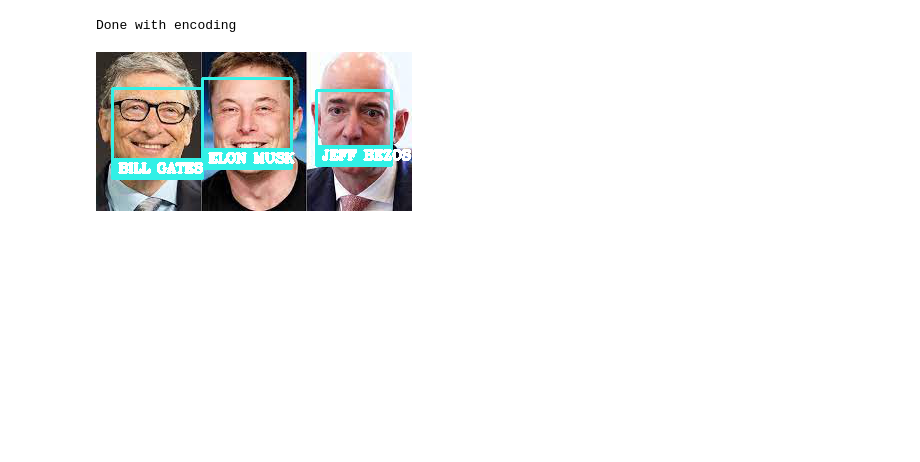
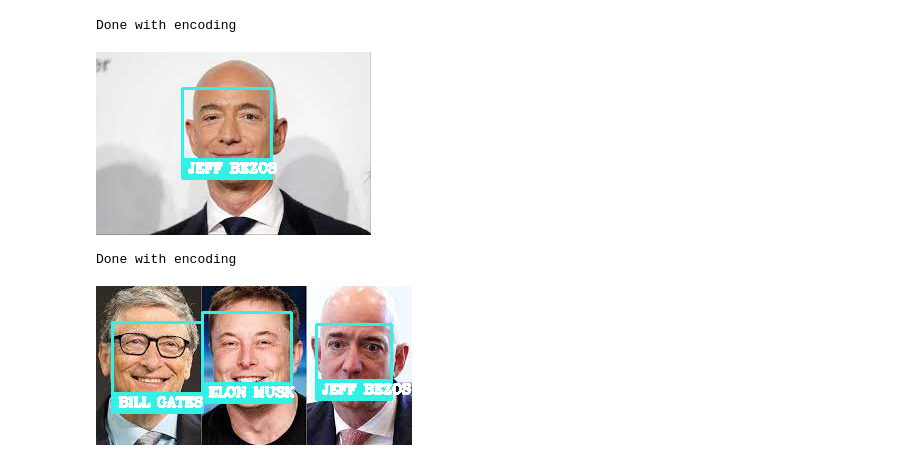
Before and after one commit to vanamalamanish/Face_Recognition, a Jupyter notebook: Face_recognition.ipynb, the cells around one changed output. Saved outputs shown, nothing was run; the diff lists cells and outputs as text; code cells hidden in the pictures; blank space fills up the shorter version.

```diff
--- a/Face_recognition.ipynb
+++ b/Face_recognition.ipynb
@@ -3,3 +61,61 @@
+# %%
+#This is face Recognition project in Google Colab
+#For This is project You need to go to colab and install face_recognition module
+#The following is the command to install required library
+#!pip install face_recognition
+import face_recognition
+import os
+import cv2
+import numpy as np
+#In colab we cannot direct use cv2.imshow() method instead we have to use cv2_imshow() which is present in google.colab.patches
+#so we have to import following cv2_show()
+from google.colab.patches import cv2_imshow
+
+#First we have to create a variable for path so we can use it for looping Known face encoding
+path="/content/img/Known"
+images=[] # creating an empty list for storing Known images
+Person_names=[] #creating an empty list for holding the names of the person in Image
+mylist=os.listdir(path) #creating a list to store the images names
+#The following code is to add image and name to images and Person_names list respectively...
+for i in mylist:
+  curimg=cv2.imread(f'{path}/{i}')
+  images.append(curimg)
+  Person_names.append(os.path.splitext(i)[0])#here we are taking the only name from the image name
+
+#we are creating a function called findEncoding this function evaluates the Encodings of the Known images and returns the encodingList
+def findEncoding(images):
+  encodingList=[]
+  for img in images:
+    img=cv2.cvtColor(img, cv2.COLOR_BGR2RGB)# converting the image to BGR
+    encode=face_recognition.face_encodings(img)[0]
+    encodingList.append(encode)
+  return(encodingList)
+
+#creating a list for storing the encoded image list
+encodeListKnown = findEncoding(images)
+print("Done with encoding")
+testImage=face_recognition.load_image_file("/content/img/Unknown/jeff bezos1.jpg") # loading the test image
+testfaceLocations=face_recognition.face_locations(testImage) # finding the locations of faces in the test image
+testEncodings=face_recognition.face_encodings(testImage) #finding the encoding of faces in the test image
+#iterating over each and every face (locations and encoding)
+#face location  consists of four boundries top , bottom , left , right so we are unpacking storing in respective variables
+#zip function returns the iterator of tuples based on the iterable object
+#If multiple iterables are passed, zip() returns an iterator of tuples with each tuple having elements from all the iterables.
+for (top,right,bottom,left),testEncoding in zip(testfaceLocations,testEncodings):
+  matches = face_recognition.compare_faces(encodeListKnown,testEncoding,tolerance=0.6) # comparing the face in the test image with known image using the encoding value.
+  facedist= face_recognition.face_distance(encodeListKnown,testEncoding) # It is finding the face distance between face in the test image with known image using the encoding value..
+  matchindex = np.argmin(facedist) # finding the index of minimum face distance from the facedist
+  name ="Unkown"
+  if matches[matchindex]: # getting the name from the person_name list
+     name=Person_names[matchindex].upper()
+  cv2.rectangle(testImage,(left,top),(right,bottom),(50,240,230),2)# creating a box around the face
+  cv2.rectangle(testImage,(left,bottom-20),(right,bottom),(50,240,230),cv2.FILLED)# creating a box just down of the above box so that we can put the name of the person
+  cv2.putText(testImage,name,(left+6,bottom-6),cv2.FONT_HERSHEY_COMPLEX,0.45,(255,255,255),2)# printing the name inside th box
+testImage=cv2.cvtColor(testImage, cv2.COLOR_RGB2BGR)#converting the test image back to RGB
+cv2_imshow(testImage)#showing the testImage
+# %% [output]
+Done with encoding
+[figure, added]
 # %%
 #This is face Recognition project in Google Colab
 #For This is project You need to go to colab and install face_recognition module
```
Also changed, not shown: parts of 1 cell of this notebook.
